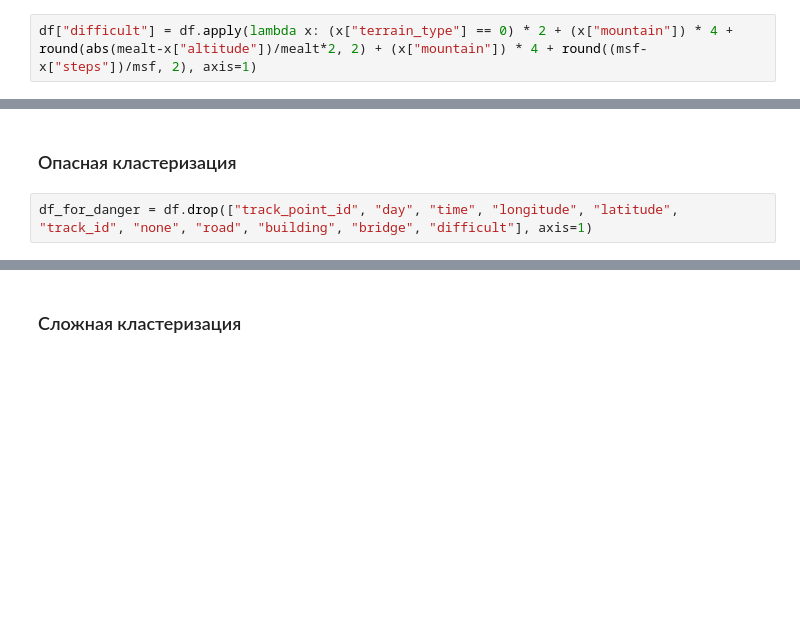
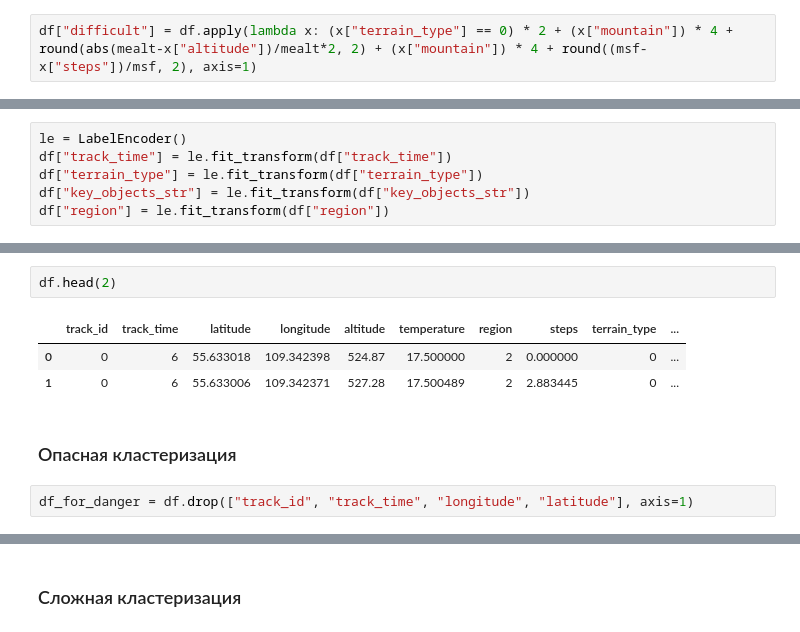
Before and after one commit to HungryArthur/champ, a Jupyter notebook: module_B/Report.ipynb, the cells around one changed output, grey strips where cells are left out. Cells and saved outputs as stored; diff of their text form; blank space fills up the shorter version.

```diff
--- a/module_B/Report.ipynb
+++ b/module_B/Report.ipynb
@@ -103,3 +105,9 @@ memory usage: 10.8 MB
+# %%
+le = LabelEncoder()
+df["track_time"] = le.fit_transform(df["track_time"])
+df["terrain_type"] = le.fit_transform(df["terrain_type"])
+df["key_objects_str"] = le.fit_transform(df["key_objects_str"])
+df["region"] = le.fit_transform(df["region"])
 # %%
 with open("encodings.pkl", "rb") as f:
     encodings = pickle.load(f)
@@ -162,7 +181,13 @@ def KMN(df, pca_2d, n_clusters):
     # Применяю метрику оценки
     dbs = davies_bouldin_score(pca_2d, km.labels_)
     print(f"Метрика кластеризации (индекс Дэвиса-Булдина): {dbs}")
+# %%
+df.head(2)
+# %% [output]
+|  | track_id | track_time | latitude | longitude | altitude | temperature | region | steps | terrain_type | ... |
+| 0 | 0 | 6 | 55.633018 | 109.342398 | 524.87 | 17.500000 | 2 | 0.000000 | 0 | ... |
+| 1 | 0 | 6 | 55.633006 | 109.342371 | 527.28 | 17.500489 | 2 | 2.883445 | 0 | ... |
 # %% [markdown]
 ### Опасная кластеризация
 # %%
-df_for_danger = df.drop(["track_point_id", "day", "time", "longitude", "latitude", "track_id", "none", "road", "building", "bridge", "difficult"], axis=1)
+df_for_danger = df.drop(["track_id", "track_time", "longitude", "latitude"], axis=1)
```
Also changed, not shown: parts of 14 cells of this notebook, 15 other files.
